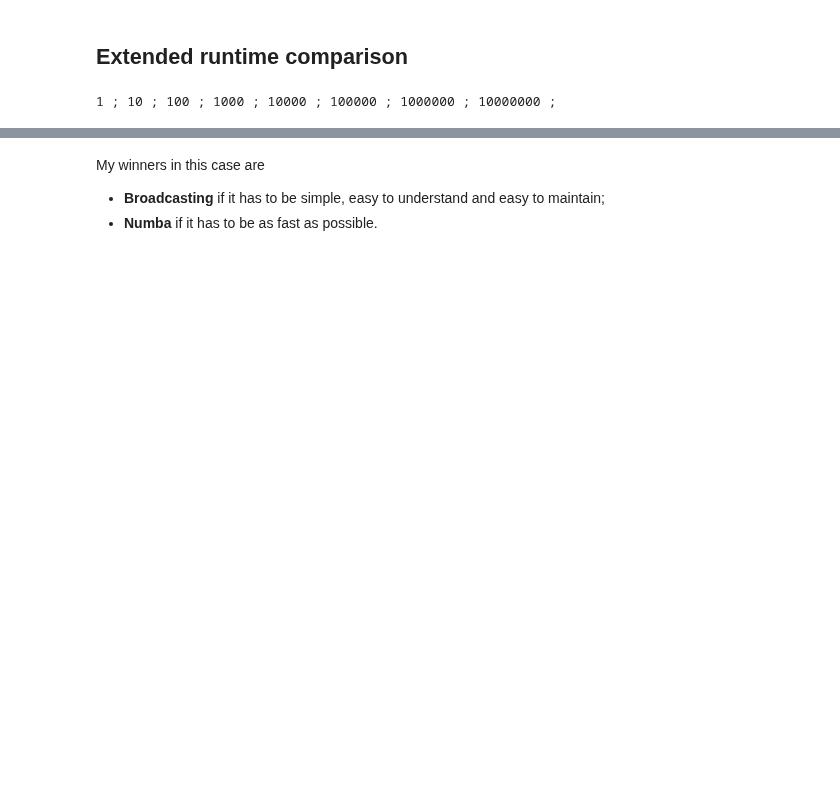
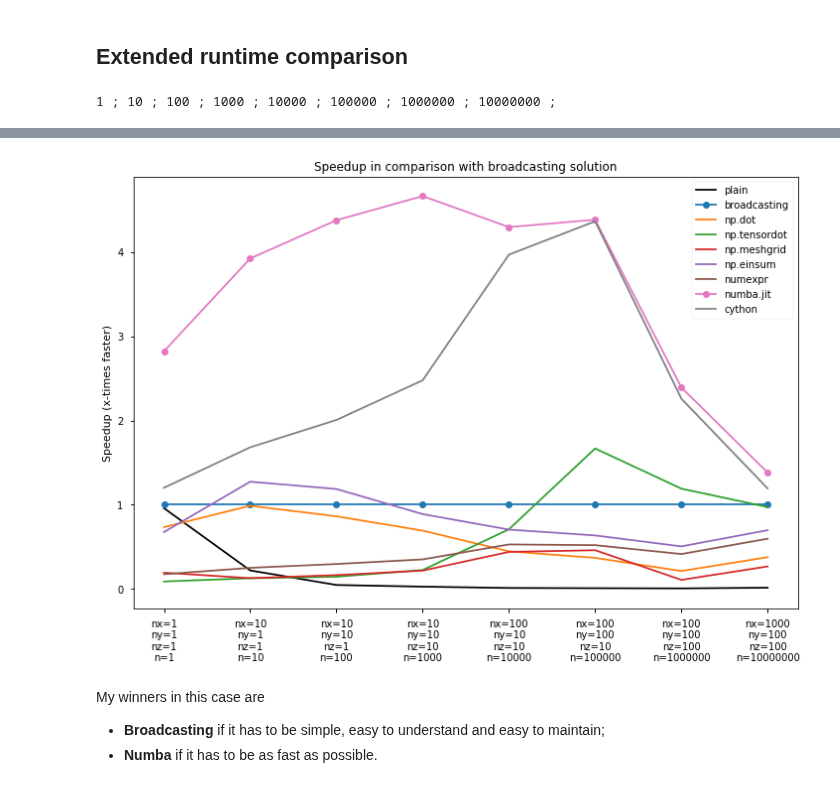
Before and after one commit to prisae/tmp-share, a Jupyter notebook: multiply_volume.ipynb, the cells around one changed output, grey strips where cells are left out. Cells and saved outputs as stored; diff of their text form; code cells hidden in the pictures; blank space fills up the shorter version.

```diff
--- a/multiply_volume.ipynb
+++ b/multiply_volume.ipynb
@@ -252,3 +255,26 @@ plt.show()
+# %%
+plt.figure(figsize=(12,8))
+
+for key, item in data.items():
+    if key in ['broadcasting', 'numba.jit']:
+        ls = 'o-'
+    elif key == 'plain':
+        ls = 'k-'
+    else:
+        ls = '-'
+    plt.plot(np.array(data['broadcasting']['time'])/np.array(item['time']), ls, label=key)
+plt.legend()
+plt.title('Speedup in comparison with broadcasting solution')
+plt.ylabel('Speedup (x-times faster)')
+
+label = []
+for i in range(len(nx)):
+    label.append('nx='+str(nx[i])+'\nny='+str(ny[i])+'\nnz='+str(nz[i])+'\nn='+str(nxyz[i])+'')
+plt.xticks(np.arange(len(nx)), label)
+
+plt.show()
+# %% [output]
+[figure, added]
 # %% [markdown]
 My winners in this case are
 - **Broadcasting** if it has to be simple, easy to understand and easy to maintain;
```
Also changed, not shown: parts of 3 cells of this notebook.
